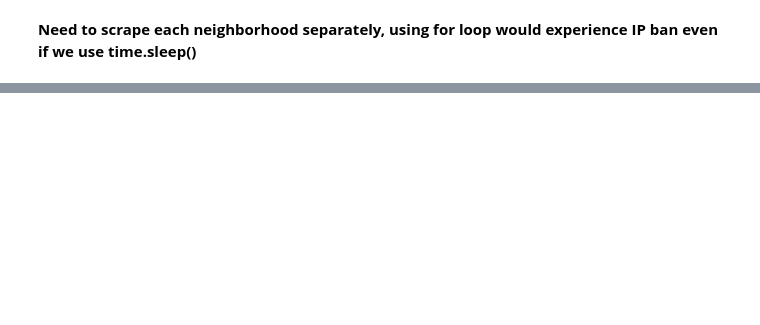
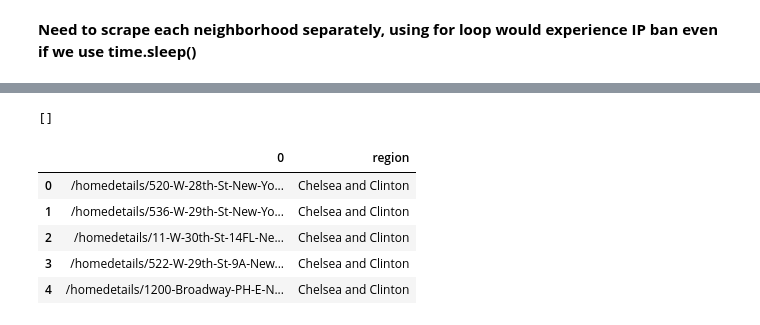
Before and after one commit to yupeiying1/Zillow-Home-Value-Prediction, a Jupyter notebook: Zillow Info Scraper.ipynb, the cells around one changed output, grey strips where cells are left out. Drawn from its saved outputs; the diff is of its cells as text; code cells hidden in the pictures; blank space fills up the shorter version.

Commit message:
get for sale links

```diff
--- a/Zillow Info Scraper.ipynb
+++ b/Zillow Info Scraper.ipynb
@@ -23,17 +23,19 @@ zipcode_dict['Roosevelt Island'] =['10044']
 def get_links(zipcode_list): # get link of each home on the Zillow market
     link_list = list()
     req_headers = {
-    'accept': 'text/html,application/xhtml+xml,application/xml;q=0.9,image/webp,image/apng,*/*;q=0.8',
-    'accept-encoding': 'gzip, deflate, br',
-    'accept-language': 'en-US,en;q=0.8',
-    'upgrade-insecure-requests': '1',
-    'user-agent': 'Mozilla/5.0 (Windows NT 10.0; Win64; x64) AppleWebKit/537.36 (KHTML, like Gecko) Chrome/61.0.3163.100 Safari/537.36'
+        'accept': 'text/html,application/xhtml+xml,application/xml;q=0.9,image/webp,image/apng,*/*;q=0.8',
+        'accept-encoding': 'gzip, deflate, br',
+        'accept-language': 'en-US,en;q=0.8',
+        'upgrade-insecure-requests': '1',
+        'user-agent': 'Mozilla/5.0 (Windows NT 10.0; Win64; x64) AppleWebKit/537.36 (KHTML, like Gecko) Chrome/61.0.3163.100 Safari/537.36'
     }
+
     with requests.Session() as s:
         for zipcode in zipcode_list:
-            for i in range(1, 25):
+            for i in range(10, 25):
                 try:
-                    page_url = 'https://www.zillow.com/homes/'+zipcode+'_rb/'+str(i)+'_p/'
+                    page_url = 'https://www.zillow.com/homes/for_sale/'+zipcode+'_rb/'+str(i)+'_p/'
+                    print(page_url)
                     r = s.get(page_url, headers=req_headers)
                     soup = BeautifulSoup(r.content, 'lxml')
                     tags = soup.find_all('div', {'class': 'zsg-photo-card-content zsg-aspect-ratio-content'})
@@ -56,7 +71,22 @@ links = get_links(zipcode_dict['Chelsea and Clinton'])
+# %%
+links
+# %% [output]
+[]
 # %%
 df = pd.DataFrame(links)
 df = df.drop_duplicates()
 df['region'] = 'Chelsea and Clinton'
+# %%
+df = df.drop(columns=['zip_code'])
+# %%
+df.head()
+# %% [output]
+|  | 0 | region |
+| 0 | /homedetails/520-W-28th-St-New-Yo... | Chelsea and Clinton |
+| 1 | /homedetails/536-W-29th-St-New-Yo... | Chelsea and Clinton |
+| 2 | /homedetails/11-W-30th-St-14FL-Ne... | Chelsea and Clinton |
+| 3 | /homedetails/522-W-29th-St-9A-New... | Chelsea and Clinton |
+| 4 | /homedetails/1200-Broadway-PH-E-N... | Chelsea and Clinton |
 # %%
 df.to_csv('Chelsea and Clinton.csv')
 # %%
```
Also changed, not shown: parts of 26 cells of this notebook, 24 other files.
